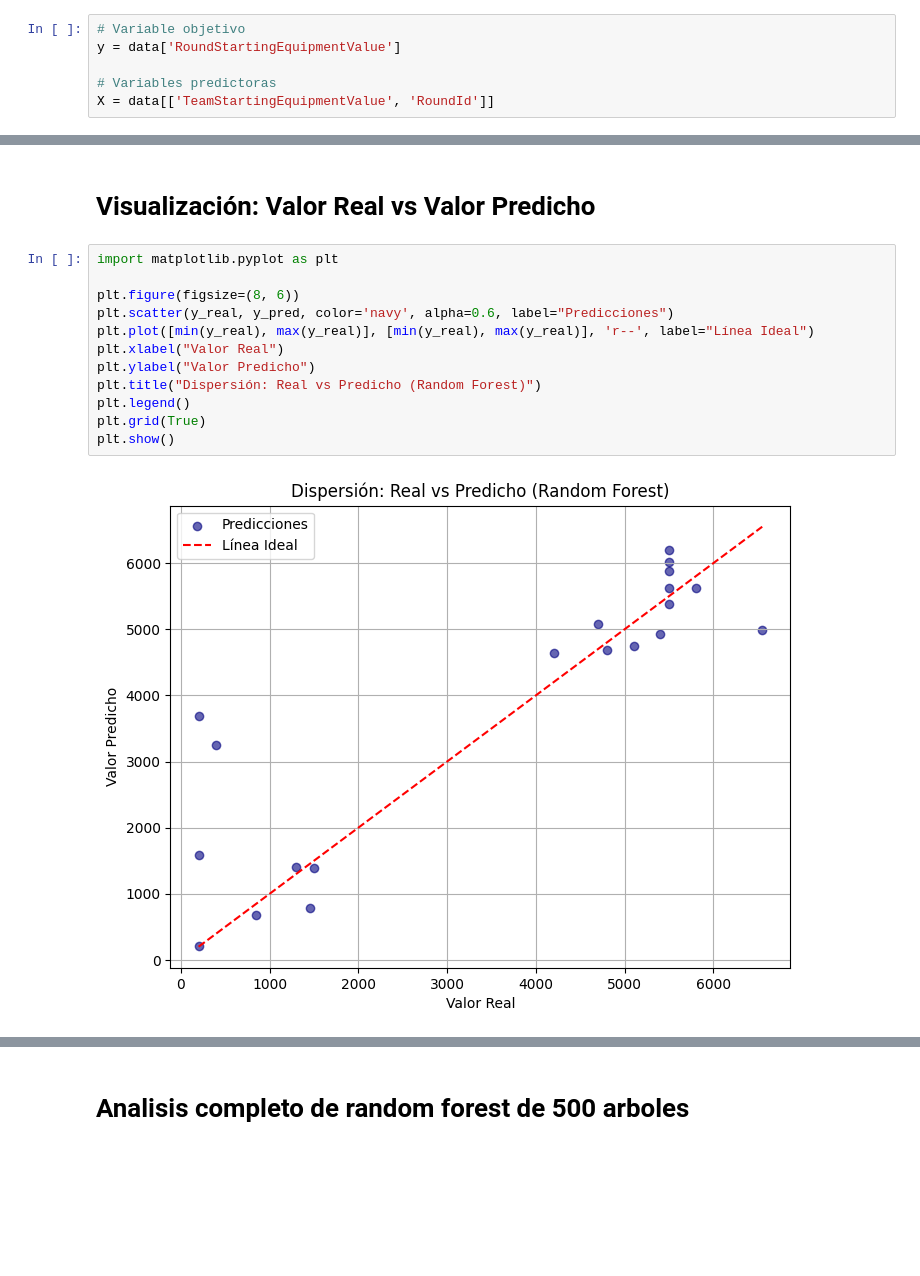
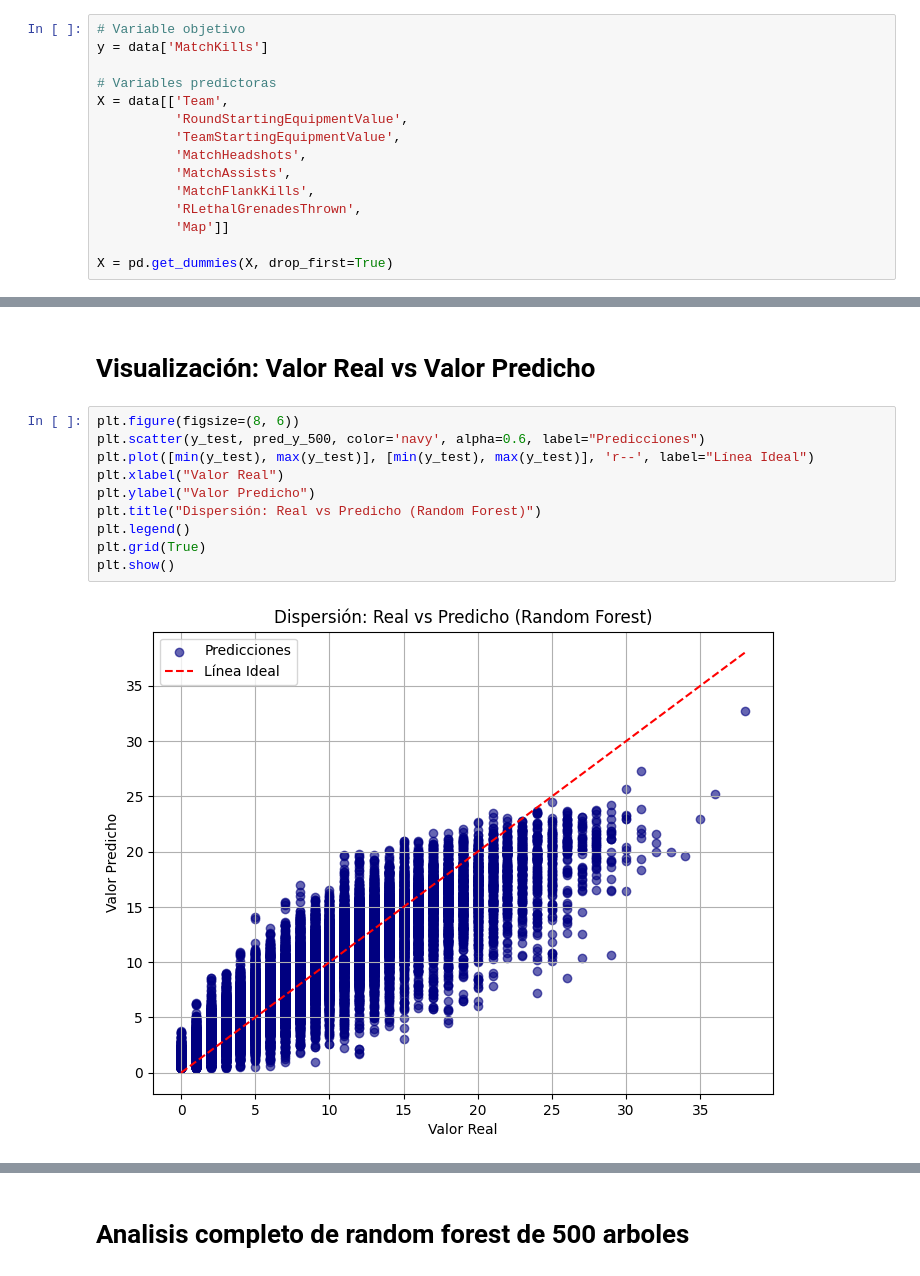
Before and after one commit to Ignaciojeda/ProyectoCSSCrisDm, a Jupyter notebook: 1era Evaluacion/RandomForest.ipynb, the cells around one changed output, grey strips where cells are left out. Saved outputs shown, nothing was run; the diff lists cells and outputs as text; blank space fills up the shorter version.

```diff
--- a/1era Evaluacion/RandomForest.ipynb
+++ b/1era Evaluacion/RandomForest.ipynb
@@ -65,10 +77,19 @@ plt.show()
 # Definición de Variables Predictoras y Objetivo
 # %%
 # Variable objetivo
-y = data['RoundStartingEquipmentValue']
+y = data['MatchKills']
 
 # Variables predictoras
-X = data[['TeamStartingEquipmentValue', 'RoundId']]
+X = data[['Team',
+          'RoundStartingEquipmentValue',
+          'TeamStartingEquipmentValue',
+          'MatchHeadshots',
+          'MatchAssists',
+          'MatchFlankKills',
+          'RLethalGrenadesThrown',
+          'Map']]
+
+X = pd.get_dummies(X, drop_first=True)
 # %% [markdown]
 # División del Conjunto de Datos
 # %%
@@ -230,16 +247,14 @@ Se analiza el rendimiento del modelo de Random Forest Regressor con 100–500 á
 # %% [markdown]
 # Visualización: Valor Real vs Valor Predicho
 # %%
-import matplotlib.pyplot as plt
-
 plt.figure(figsize=(8, 6))
-plt.scatter(y_real, y_pred, color='navy', alpha=0.6, label="Predicciones")
-plt.plot([min(y_real), max(y_real)], [min(y_real), max(y_real)], 'r--', label="Línea Ideal")
+plt.scatter(y_test, pred_y_500, color='navy', alpha=0.6, label="Predicciones")
+plt.plot([min(y_test), max(y_test)], [min(y_test), max(y_test)], 'r--', label="Línea Ideal")
 plt.xlabel("Valor Real")
 plt.ylabel("Valor Predicho")
 plt.title("Dispersión: Real vs Predicho (Random Forest)")
 plt.legend()
 plt.grid(True)
 plt.show()
 # %% [output]
-[figure, old version]
+[figure, new version]
```
Also changed, not shown: parts of 20 cells of this notebook, 7 other files.
